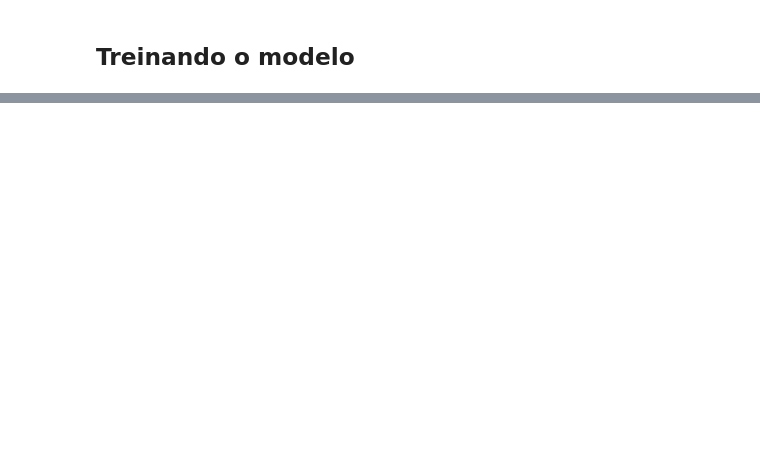
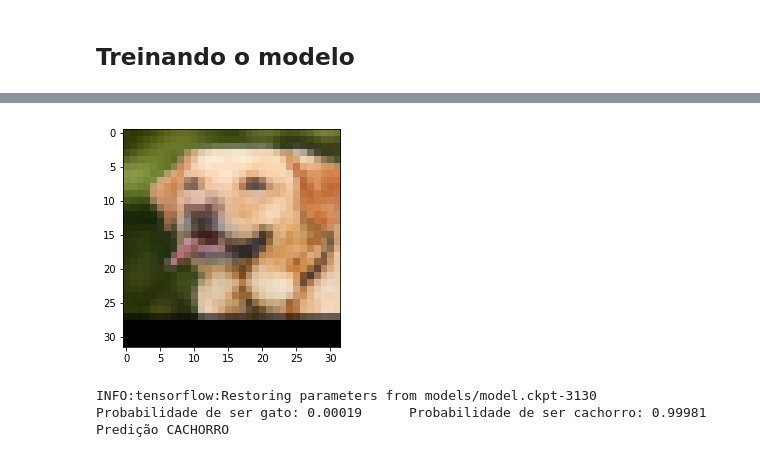
Before and after one commit to hereismari/tensorflow-brasil, a Jupyter notebook: classificador-cachorros-gatos-estimator/classificador-de-imagens-estimators.ipynb, the cells around one changed output, grey strips where cells are left out. Saved outputs shown, nothing was run; the diff lists cells and outputs as text; code cells hidden in the pictures; blank space fills up the shorter version.

```diff
--- a/classificador-cachorros-gatos-estimator/classificador-de-imagens-estimators.ipynb
+++ b/classificador-cachorros-gatos-estimator/classificador-de-imagens-estimators.ipynb
@@ -173,0 +188,10 @@ Exemplos de 5 imagens de teste
+# %%
+# Checkpoints e logs serão salvos nessa paste, se quiser treinar do zero
+# delete a pasta ou tudo que tem nela.
+MODEL_DIR = 'models'
+
+# Hiper parâmetros
+LEARNING_RATE = 0.01
+MOMENTUM = 0.9
+TRAIN_EPOCHS = 10
+BATCH_SIZE = 32
@@ -417,0 +344,16 @@ Prediction DOG
+# %%
+# Create the estimator object that is used by train, evaluate, and predict
+# Note that model_fn is not called until the first usage of the model.
+estimator = tf.estimator.Estimator(
+  model_fn=model_fn,
+  config=tf.estimator.RunConfig().replace(model_dir=MODEL_DIR))
+
+steps_por_epoch = dados_treino['imagens'].shape[0] / BATCH_SIZE
+
+for epoch in xrange(TRAIN_EPOCHS):
+    estimator.train(input_fn=input_fn_wrapper(True, dados_treino),
+                  steps=steps_por_epoch)
+    # Evaluating on the same dataset as training for simplicity, normally
+    # this is a very bad idea since you are not testing how well your
+    # model generalizes to unseen data.
+    estimator.evaluate(input_fn=input_fn_wrapper(False, dados_teste))
@@ -417,0 +451,7 @@ Prediction DOG
+# %%
+get_predicao('imgs/dog.jpg')
+# %% [output]
+[figure, added]
+INFO:tensorflow:Restoring parameters from models/model.ckpt-3130
+Probabilidade de ser gato: 0.00019      Probabilidade de ser cachorro: 0.99981
+Predição CACHORRO
```
Also changed, not shown: parts of 17 cells of this notebook, 4 other files.
